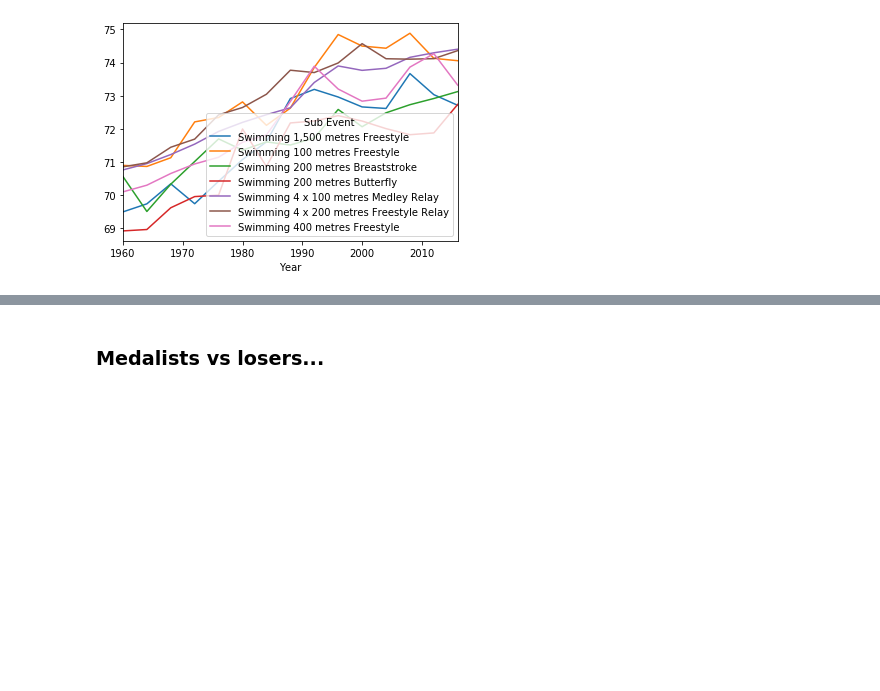
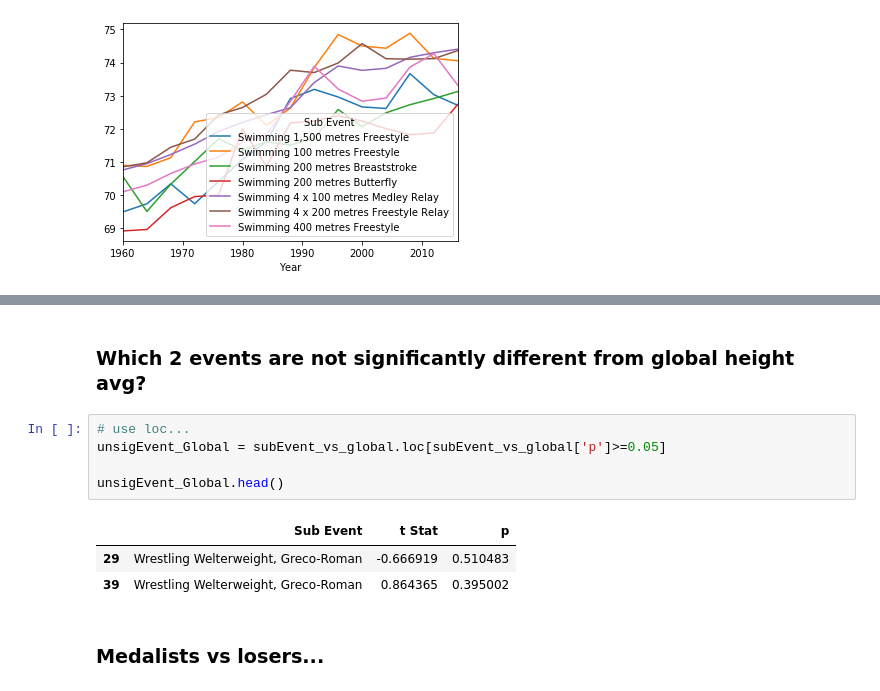
Before and after one commit to dowripple/ProjectOneRepo_JeremyKasieMichael, a Jupyter notebook: notebooks/OlympicHeights_Analysis.ipynb, the cells around one changed output, grey strips where cells are left out. Cells and saved outputs as stored; diff of their text form; blank space fills up the shorter version.

```diff
--- a/notebooks/OlympicHeights_Analysis.ipynb
+++ b/notebooks/OlympicHeights_Analysis.ipynb
@@ -188,3 +245,14 @@ swim_pivot.plot('Year',columns)
+# %% [markdown]
+### Which 2 events are not significantly different from global height avg?
+# %%
+# use loc...
+unsigEvent_Global = subEvent_vs_global.loc[subEvent_vs_global['p']>=0.05]
+
+unsigEvent_Global.head()
+# %% [output]
+|  | Sub Event | t Stat | p |
+| 29 | Wrestling Welterweight, Greco-Roman | -0.666919 | 0.510483 |
+| 39 | Wrestling Welterweight, Greco-Roman | 0.864365 | 0.395002 |
 # %% [markdown]
 ### Medalists vs losers...
 # %%
```
Also changed, not shown: parts of 4 cells of this notebook.
